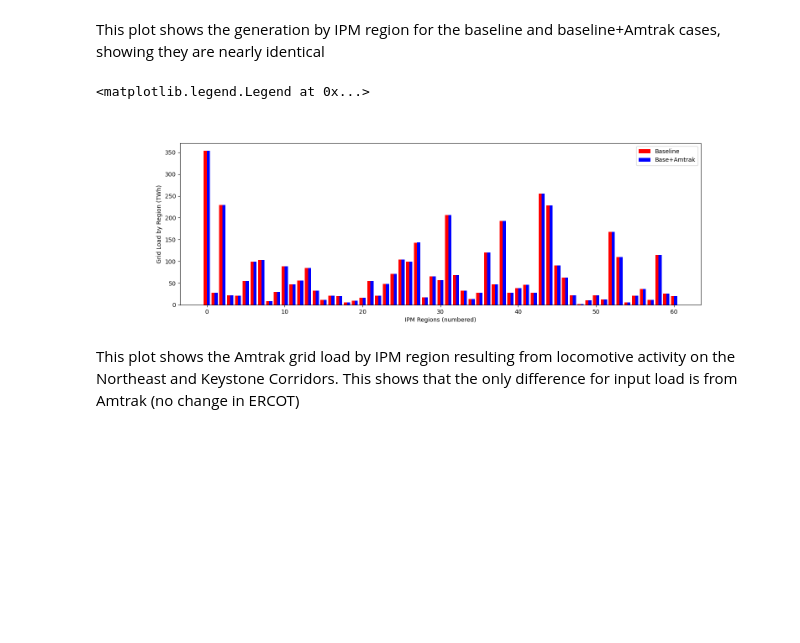
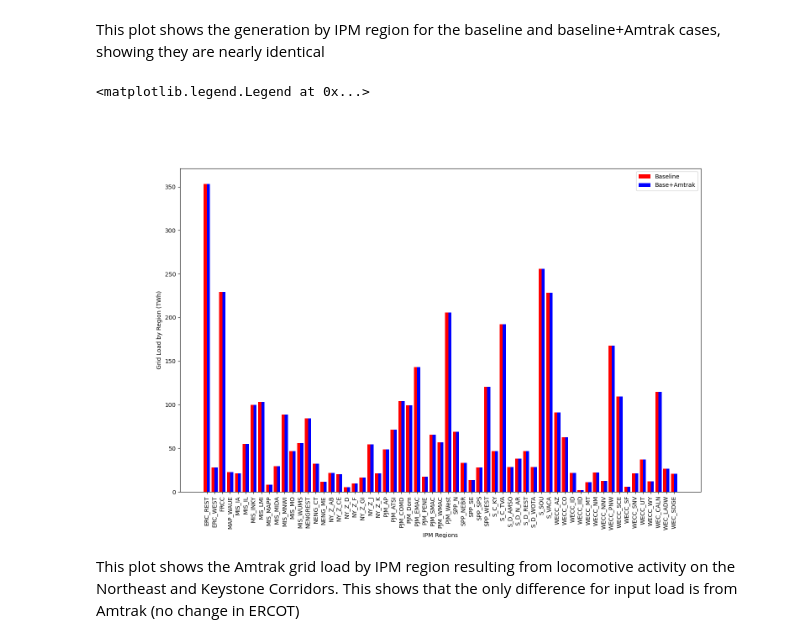
Before and after one commit to andrew-scott-white/usego_Amtrak, a Jupyter notebook: ERCT_diagnosis.ipynb, the cells around one changed output. Saved outputs shown, nothing was run; the diff lists cells and outputs as text; code cells hidden in the pictures; blank space fills up the shorter version.

Commit message:
Fixed x-axis for IPM region plots

```diff
--- a/ERCT_diagnosis.ipynb
+++ b/ERCT_diagnosis.ipynb
@@ -48,16 +48,18 @@ This plot shows the generation by IPM region for the baseline and baseline+Amtra
 # %%
 # Bar width and x locations
 w, x = 0.4, np.arange(len(base_data))
 
-fig, ax = plt.subplots(figsize=(16,5))
+fig, ax = plt.subplots(figsize=(16,10))
 ax.bar(x - w/2, base_data/1000/1000, width=w,color='r',label='Baseline')
 ax.bar(x + w/2, case_data/1000/1000, width=w,color='b',label='Base+Amtrak')
 ax.set_ylabel('Grid Load by Region (TWh)')
-ax.set_xlabel('IPM Regions (numbered)')
+ax.set_xlabel('IPM Regions')
+ax.set_xticks(x)
+ax.set_xticklabels(base_data.index, rotation=90)
 ax.legend()
 # %% [output]
 <matplotlib.legend.Legend at 0x...>
-[figure, old version]
+[figure, new version]
 # %%
 tmp = pd.concat([base_load.groupby('r')['demandLoad'].sum()/1000], axis=1)
 tmp_case = pd.concat([case_load.groupby('r')['demandLoad'].sum()/1000], axis=1)
```
Also changed, not shown: parts of 4 cells of this notebook.
